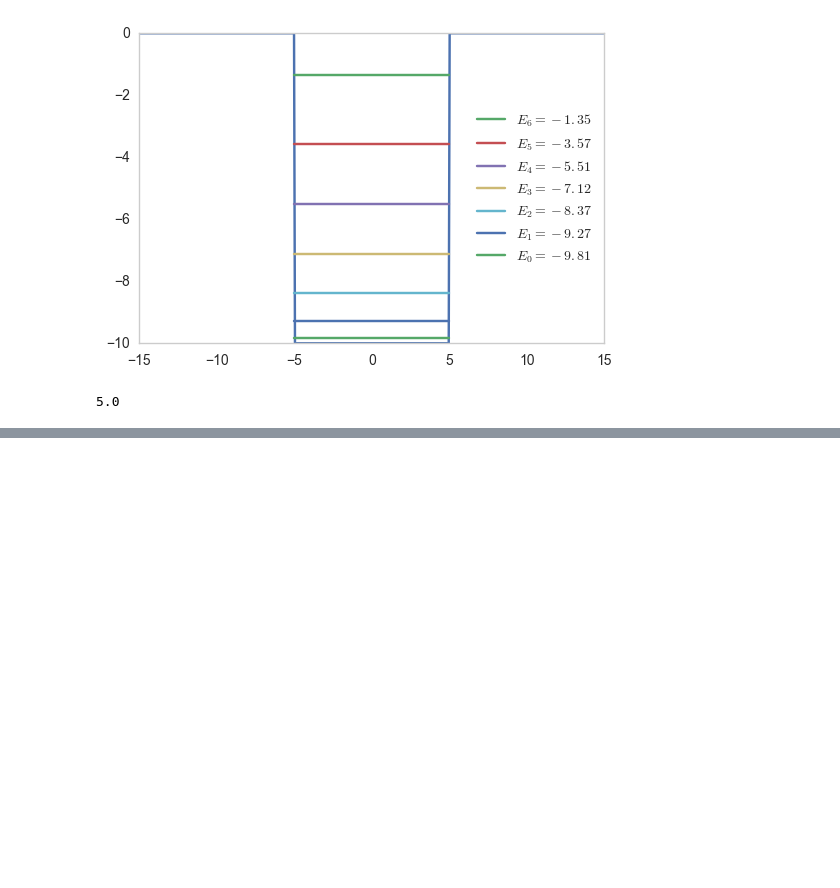
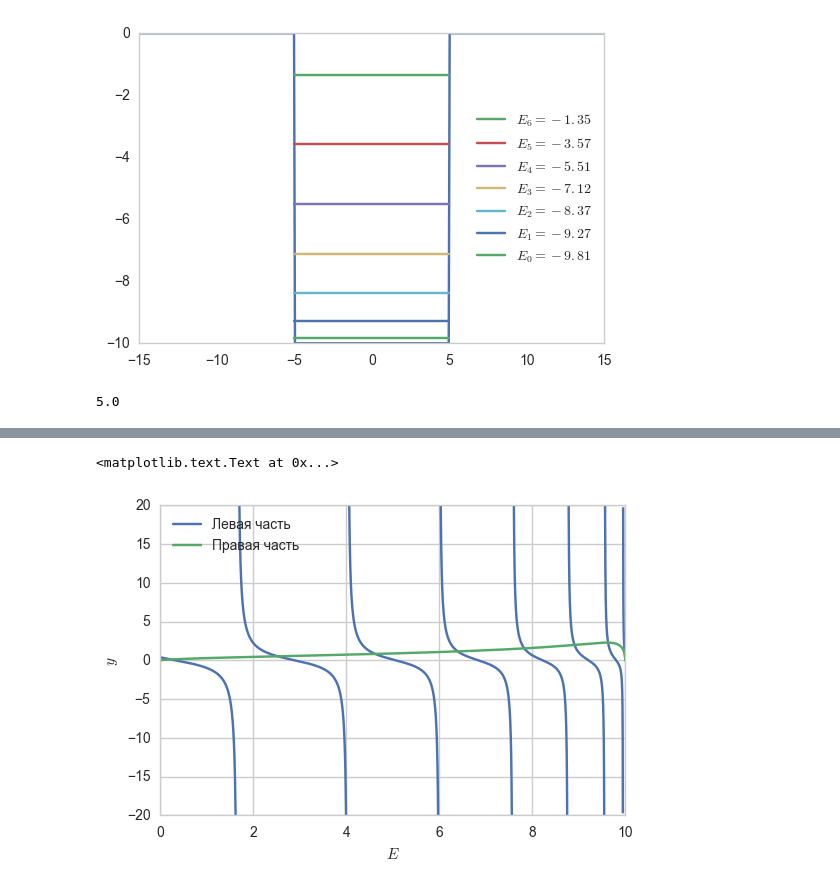
Before and after one commit to elena-orlova/electron, a Jupyter notebook: Potentials.ipynb, the cells around one changed output, grey strips where cells are left out. Drawn from its saved outputs; the diff is of its cells as text; code cells hidden in the pictures; blank space fills up the shorter version.

```diff
--- a/Potentials.ipynb
+++ b/Potentials.ipynb
@@ -278,0 +299,26 @@ plt.show()
+# %%
+def g1(x):
+    return np.tan(a*np.sqrt(2)*np.sqrt(V_0 - x))
+
+def g2(x):
+    return (a*np.sqrt(2)*np.sqrt(V_0 - x)*x)/(V_0+a*np.sqrt(2)*V_0*np.sqrt(x)-a*np.sqrt(2)*np.sqrt(x)*x)
+# %%
+xx = np.linspace(0,10.0,100000)
+yy1 = g1(xx)
+yy2 = g2(xx)
+yy1[yy1>20] = np.inf
+yy1[yy1<-20] = np.inf
+yy2[yy2>20] = np.inf
+yy2[yy2<-20] = np.inf
+plt.style.use('seaborn-whitegrid')
+plt.plot(xx,yy1,label=r'Левая часть')
+plt.plot(xx,yy2,label=r'Правая часть')
+#plt.plot(ens[ens<=10.0],f1(ens[ens<=10.0]),'o')
+plt.legend(loc='best')
+plt.ylim([-20,20])
+#plt.grid(True)
+plt.xlabel(r'$E$')
+plt.ylabel(r'$y$')
+# %% [output]
+<matplotlib.text.Text at 0x...>
+[figure, added]
```
Also changed, not shown: parts of 94 cells of this notebook.
